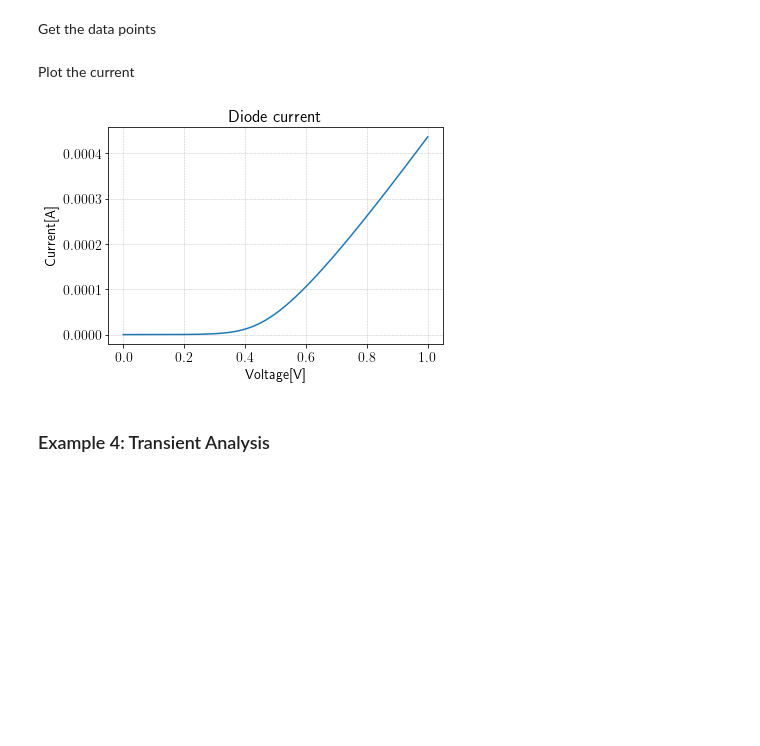
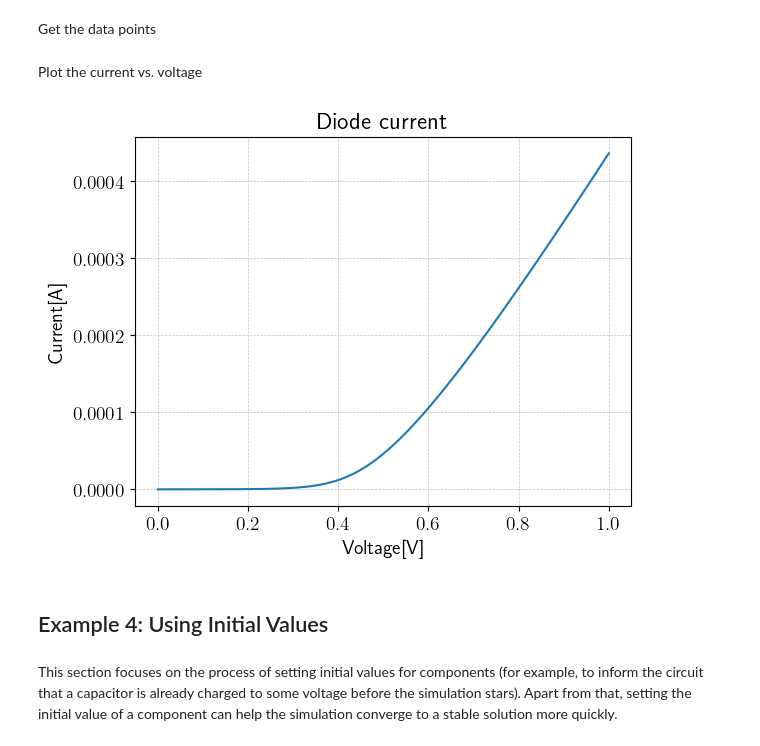
Before and after one commit to medwatt/Notes, a Jupyter notebook: pyspice/PySpice.ipynb, the cells around one changed output. Saved outputs shown, nothing was run; the diff lists cells and outputs as text; code cells hidden in the pictures; blank space fills up the shorter version.

```diff
--- a/pyspice/PySpice.ipynb
+++ b/pyspice/PySpice.ipynb
@@ -265,26 +352,30 @@ analysis = simulator.dc(V1=slice(0, 1, 0.001))
 # %% [markdown]
 Get the data points
 # %%
-current_name = str(analysis['V1'])
-current_values = np.array(analysis['V1'])
+current = np.array(analysis['V1'])
+sweep = np.array(analysis.sweep)
 # %% [markdown]
-Plot the current
+Plot the current vs. voltage
 # %%
 fig, ax = plt.subplots()
 
-# setup plot
 ax.set(xlabel="Voltage[V]",
        ylabel="Current[A]",
        title ="Diode current")
 
+ax.plot(sweep, -current)
+
 ax.grid(color='gray', alpha=0.5, linestyle='dashed', linewidth=0.5)
 
-x = np.linspace(0, 1, len(current_values))
-ax.plot(x, -current_values)
-
 plt.show()
 # %% [output]
-[figure, old version]
+[figure, new version]
 # %% [markdown]
-### Example 4: Transient Analysis
+## Example 4: Using Initial Values
+# %% [markdown]
+This section focuses on the process of setting initial values for components
+(for example, to inform the circuit that a capacitor is already charged to some
+voltage before the simulation stars). Apart from that, setting the initial
+value of a component can help the simulation converge to a stable solution more
+quickly.
 # %% [markdown]
```
Also changed, not shown: parts of 125 cells of this notebook, 6 other files.
